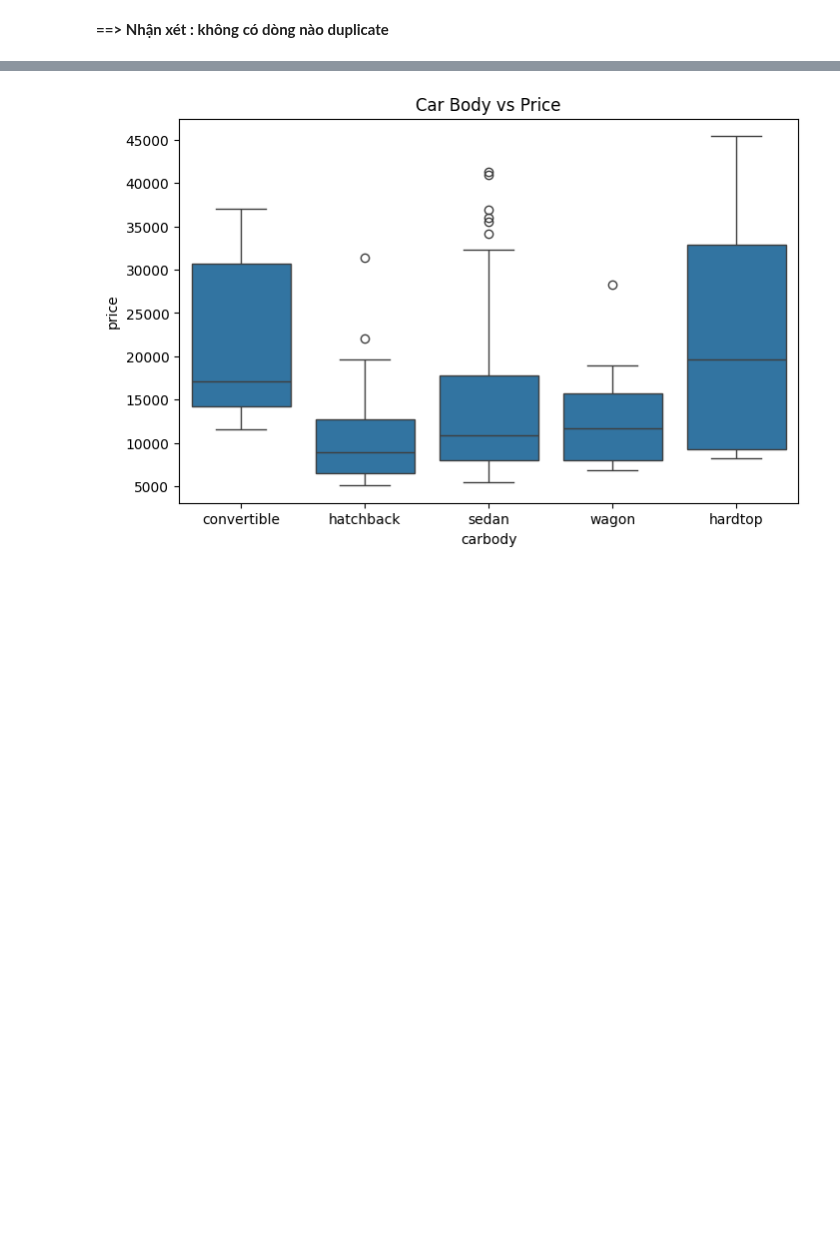
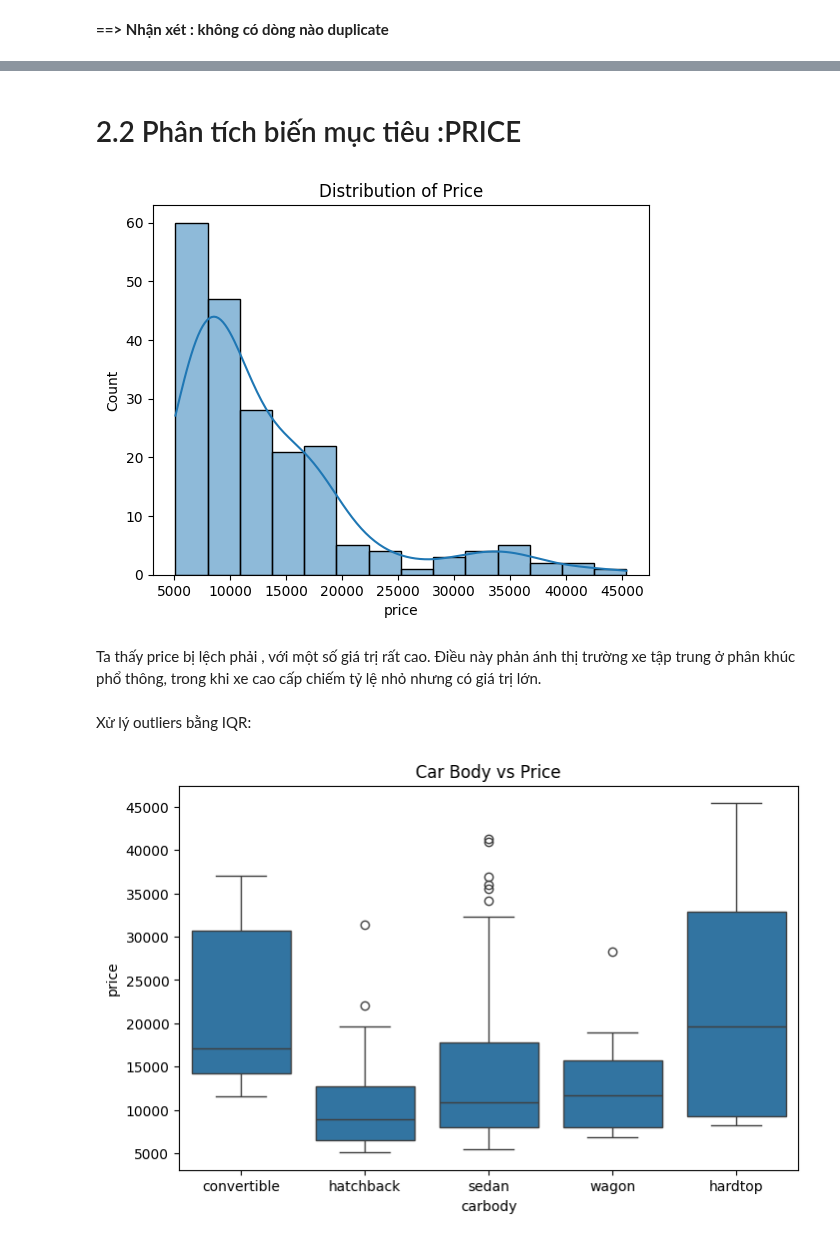
Before and after one commit to hoangchaulanbao/HocmayNC, a Jupyter notebook: CuoiKy_car_price_Prediction.ipynb, the cells around one changed output, grey strips where cells are left out. Drawn from its saved outputs; the diff is of its cells as text; code cells hidden in the pictures; blank space fills up the shorter version.

```diff
--- a/CuoiKy_car_price_Prediction.ipynb
+++ b/CuoiKy_car_price_Prediction.ipynb
@@ -216,0 +249,15 @@ plt.show()
+# %% [markdown]
+# 2.2 Phân tích biến mục tiêu :PRICE
+# %%
+import seaborn as sns
+import matplotlib.pyplot as plt
+
+sns.histplot(df['price'], kde=True)
+plt.title("Distribution of Price")
+plt.show()
+# %% [output]
+[figure, added]
+# %% [markdown]
+Ta thấy price bị lệch phải , với một số giá trị rất cao. Điều này phản ánh thị trường xe tập trung ở phân khúc phổ thông, trong khi xe cao cấp chiếm tỷ lệ nhỏ nhưng có giá trị lớn.
+# %% [markdown]
+Xử lý outliers bằng IQR:
```
Also changed, not shown: parts of 49 cells of this notebook.
